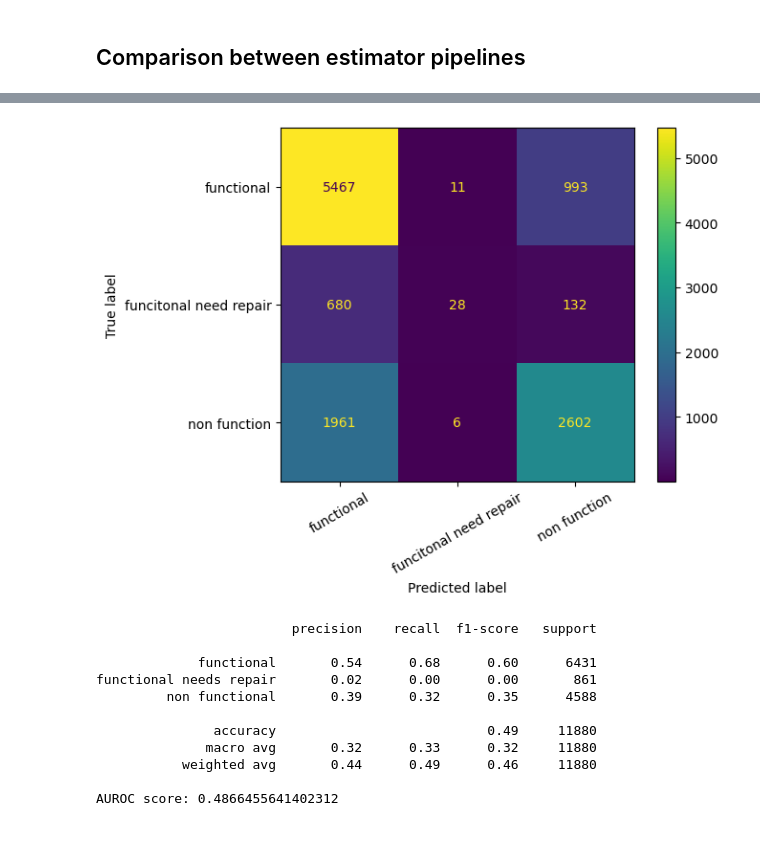
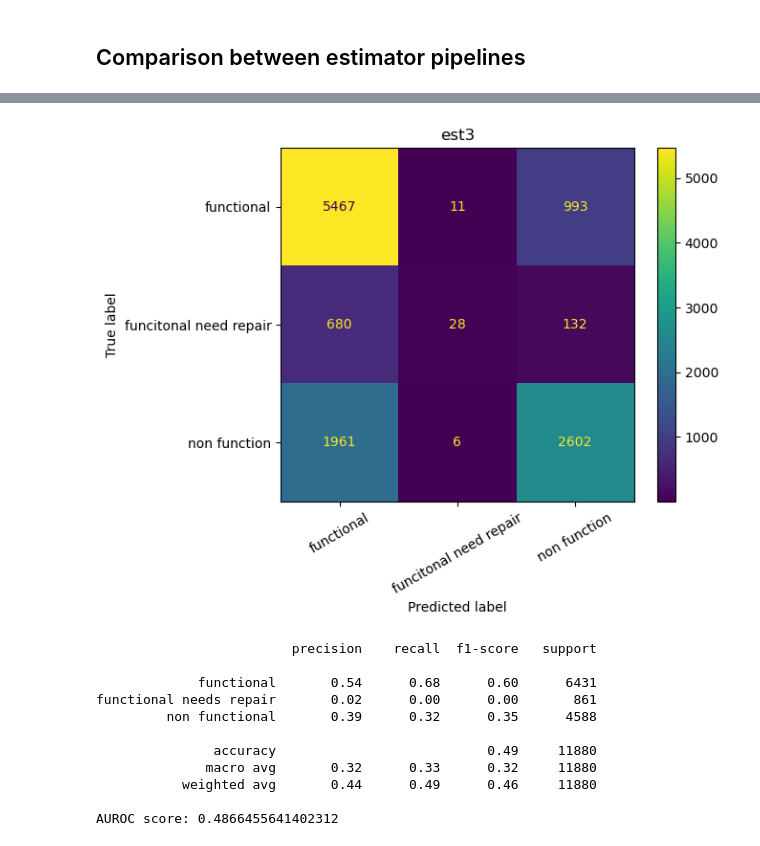
Before and after one commit to roberthobblebottom/pump-it-up, a Jupyter notebook: 1.ipynb, the cells around one changed output, grey strips where cells are left out. Drawn from its saved outputs; the diff is of its cells as text; code cells hidden in the pictures.

```diff
--- a/1.ipynb
+++ b/1.ipynb
@@ -478,15 +458,15 @@ AUROC score: 0.4892879216652753
 # %%
 cm = confusion_matrix(y_test,y_predictions_3)
 display = ConfusionMatrixDisplay(confusion_matrix=cm,display_labels=["functional","funcitonal need repair", "non function"])
 display.plot()
 plt.xticks(rotation = 30)
-
+plt.title("est3")
 plt.show()
 
 print(classification_report(y_train, y_predictions_3))
 print("AUROC score:",roc_auc_score(y_test_binarized, y_probabilities_3,multi_class='ovr',labels=[0,1,2]))
 # %% [output]
-[figure, old version]
+[figure, new version]
                          precision    recall  f1-score   support
 
              functional       0.54      0.68      0.60      6431
```
Also changed, not shown: parts of 5 cells of this notebook.
